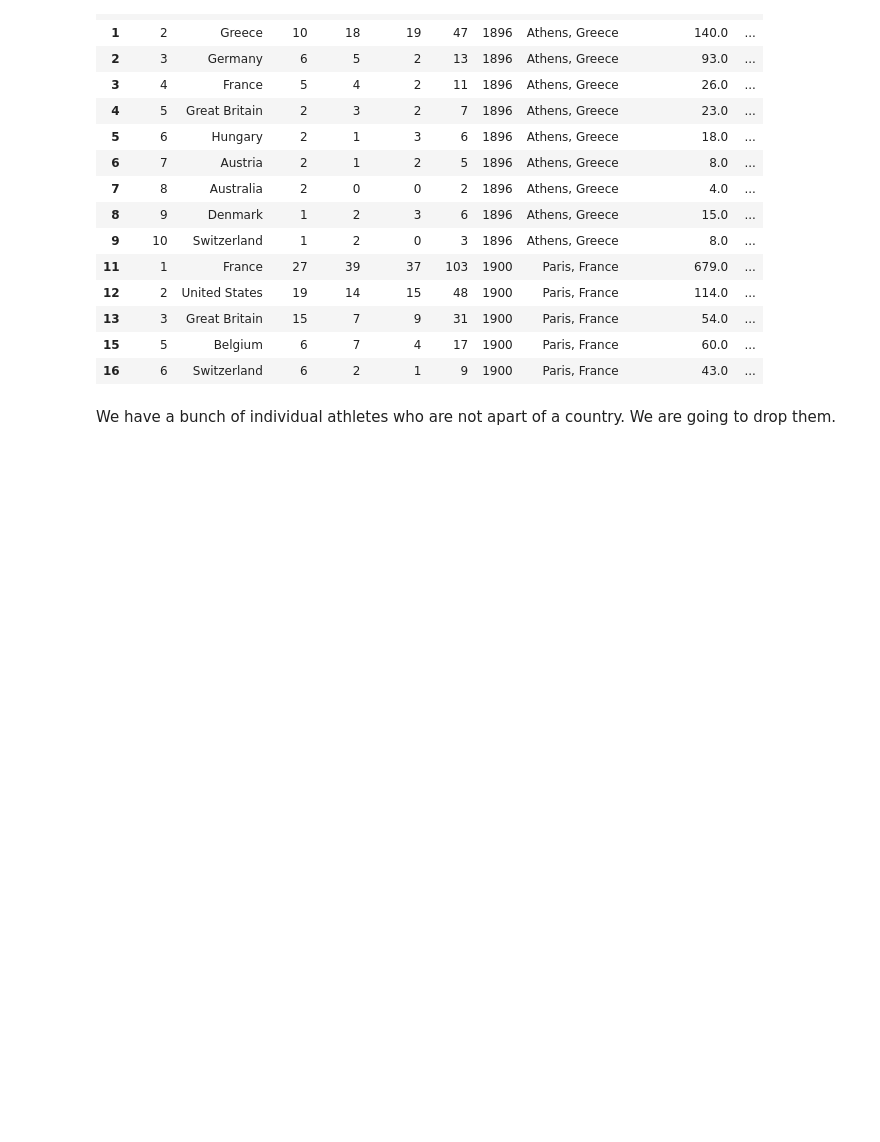
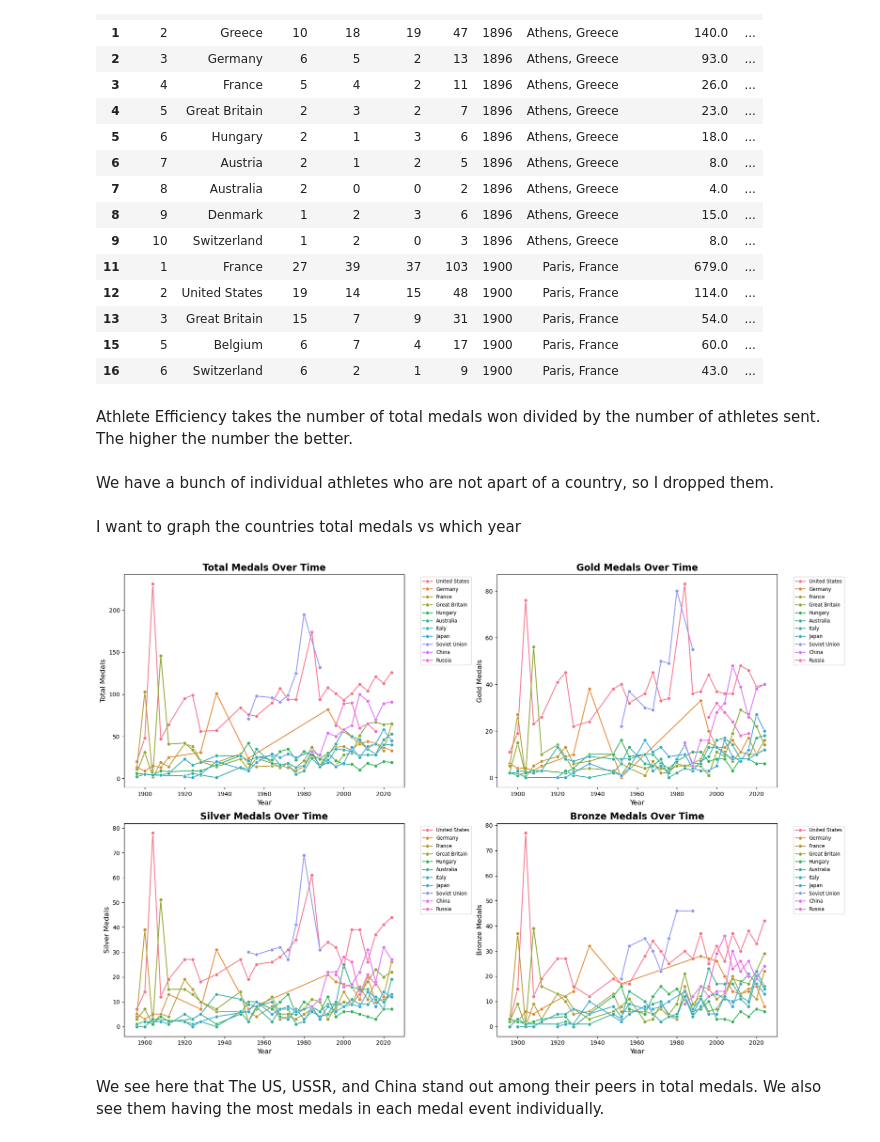
Before and after one commit to Corban-Freese/COMAP-MATH-4998, a Jupyter notebook: comap.ipynb, the cells around one changed output. Saved outputs shown, nothing was run; the diff lists cells and outputs as text; code cells hidden in the pictures; blank space fills up the shorter version.

Commit message:
Train

```diff
--- a/comap.ipynb
+++ b/comap.ipynb
@@ -34,6 +53,8 @@ athlete_features['Athlete_Efficiency'] = athlete_features['Medal_Winning_Athlete
 final_training_data = history.merge(athlete_features, left_on=['Year', 'NOC'], right_on = ['Year', 'Team'], how='left')
 final_training_data = final_training_data.drop(columns=['Team'])
 final_training_data = final_training_data.dropna(subset=['Total_Athletes'])
+# Assuming your host column from the merge is named 'Host'
+final_training_data['is_Host'] = (final_training_data['NOC'] == final_training_data['Host']).astype(int)
 final_training_data.head(15)
 # %% [output]
 |  | Rank | NOC | Gold | Silver | Bronze | Total | Year | Host | Total_Athletes | ... |
@@ -52,5 +73,56 @@ final_training_data.head(15)
 | 13 | 3 | Great Britain | 15 | 7 | 9 | 31 | 1900 | Paris, France | 54.0 | ... |
 | 15 | 5 | Belgium | 6 | 7 | 4 | 17 | 1900 | Paris, France | 60.0 | ... |
 | 16 | 6 | Switzerland | 6 | 2 | 1 | 9 | 1900 | Paris, France | 43.0 | ... |
+# %% [markdown]
+Athlete Efficiency takes the number of total medals won divided by the number of athletes sent. The higher the number the better.
 # %% [markdown]
-We have a bunch of individual athletes who are not apart of a country. We are going to drop them.
+We have a bunch of individual athletes who are not apart of a country, so I dropped them.
+# %% [markdown]
+I want to graph the countries total medals vs which year
+# %%
+# Identify the Top 10 countries by all-time Total medals
+# We use .tolist() so we can easily append another country to it
+top_nocs = final_training_data.groupby('NOC')['Total'].sum().nlargest(10).index.tolist()
+
+# Add Russia ('RUS') to the list making it 11 countries
+# (The if-statement ensures we don't add it twice if it naturally made the Top 10)
+russia_code = 'Russia'
+if russia_code not in top_nocs:
+    top_nocs.append(russia_code)
+
+# Filter the dataframe to just these top countries + Russia
+plot_data = final_training_data[final_training_data['NOC'].isin(top_nocs)]
+
+# Set up a 2x2 grid for the 4 graphs
+fig, axes = plt.subplots(2, 2, figsize=(18, 12))
+axes = axes.flatten()
+
+# Define the metrics and their respective graph titles
+metrics = ['Total', 'Gold', 'Silver', 'Bronze']
+titles = ['Total Medals Over Time', 'Gold Medals Over Time',
+          'Silver Medals Over Time', 'Bronze Medals Over Time']
+
+# Loop through and create each plot
+for i, metric in enumerate(metrics):
+    sns.lineplot(
+        data=plot_data,
+        x='Year',
+        y=metric,
+        hue='NOC',
+        marker='o',
+        ax=axes[i]
+    )
+
+    axes[i].set_title(titles[i], fontsize=16, fontweight='bold')
+    axes[i].set_xlabel('Year', fontsize=12)
+    axes[i].set_ylabel(f'{metric} Medals', fontsize=12)
+
+    # Move the legend outside of the plot area so it doesn't cover the lines
+    axes[i].legend(bbox_to_anchor=(1.05, 1), loc='upper left', fontsize='small')
+
+plt.tight_layout()
+plt.show()
+# %% [output]
+[figure, added]
+# %% [markdown]
+We see here that The US, USSR, and China stand out among their peers in total medals. We also see them having the most medals in each medal event individually.
```
Also changed, not shown: parts of 4 cells of this notebook, 1 other file.
